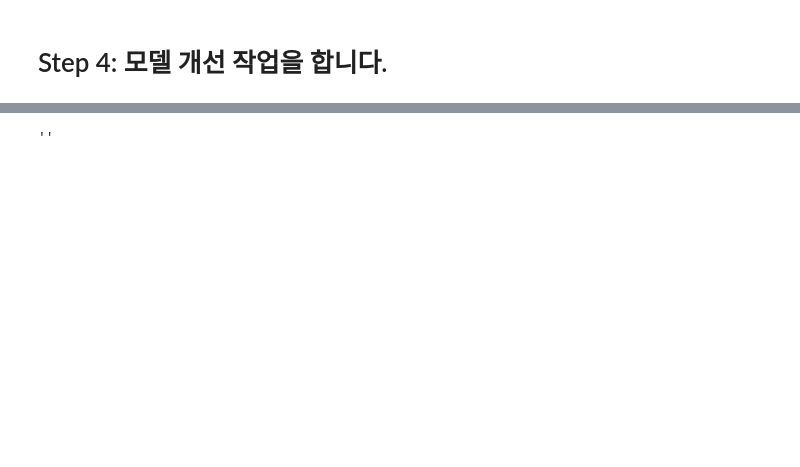
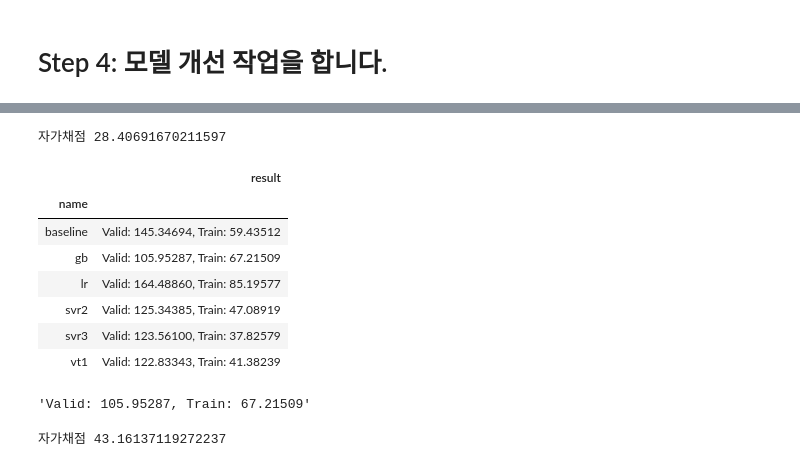
Before and after one commit to hulee1973/ds_lv3_2503_1, a Jupyter notebook: sec_ds_lv3_prob3_kaggle.ipynb, the cells around one changed output, grey strips where cells are left out. Saved outputs shown, nothing was run; the diff lists cells and outputs as text; code cells hidden in the pictures; blank space fills up the shorter version.

```diff
--- a/sec_ds_lv3_prob3_kaggle.ipynb
+++ b/sec_ds_lv3_prob3_kaggle.ipynb
@@ -297,31 +358,52 @@ from sklearn.ensemble import VotingRegressor
-# %%
-# GB: Gradient Boosting Tree
-
-from sklearn.ensemble import GradientBoostingRegressor
-
-X_gb = "15분, 30분, 45분, 60분, DayName, Hour, AM, Weekend_yn, Holiday_yn, Avg, TotalHour, 생산량, 기온, 풍속, 습도, 강수량, 전기요금(계절), 공장인원, 인건비"
-X_gb = [i.strip() for i in X_gb.split(',')]
-
-# 별도의 전처리 없이 지정한 변수들을 사용합니다.
-ct = ColumnTransformer([
-    ('pt', 'passthrough', X_gb)
-])
-# TODO-with 모델을 튜닝해봅니다.  n_estimators, learning_rate, max_depth, min_samples_leaf
-reg_gb = make_pipeline(
-    ct,
-    GradientBoostingRegressor(
-        loss = 'huber', # 손실함수: huber
-        n_estimators = 75, # 주어진 상황에서 감당할 수 있는 최대의 수를 사용합니다.
-        max_depth = 7,  # 상호작용레벨 반영 정도를 조정할 수 있습니다. 적정 수준을 찾아봅니다. 높을 수록 학습모델의 성능이 높아집니다.
-        min_samples_leaf = 4, # 기반 모델의 분산을 조정합니다.
-        random_state = 123 # 랜덤 시드: 123
-    )
-)
-# 방향성을 생각해보고
-# Hyper Parameter의 의미를 기반으로 하에 방향성에 맞는 튜닝을 진행해봅니다.
-eval_model('gb', reg_gb)
-# %% [output]
-''
+# %%
+prd = select_model(reg_vt)
+# 자가 채점
+print("자가채점", mean_absolute_error(s_kaggle_ans, prd))
+# %% [output]
+자가채점 28.40691670211597
+# %%
+# GB: Gradient Boosting Tree
+
+from sklearn.ensemble import GradientBoostingRegressor
+
+X_gb = "15분, 30분, 45분, 60분, DayName, Hour, AM, Weekend_yn, Holiday_yn, Avg, TotalHour, 생산량, 기온, 풍속, 습도, 강수량, 전기요금(계절), 공장인원, 인건비"
+X_gb = [i.strip() for i in X_gb.split(',')]
+
+# 별도의 전처리 없이 지정한 변수들을 사용합니다.
+ct = ColumnTransformer([
+    ('pt', 'passthrough', X_gb)
+])
+# TODO-with 모델을 튜닝해봅니다.  n_estimators, learning_rate, max_depth, min_samples_leaf
+reg_gb = make_pipeline(
+    ct,
+    GradientBoostingRegressor(
+        loss = 'huber', # 손실함수: huber
+        n_estimators = 300, # 주어진 상황에서 감당할 수 있는 최대의 수를 사용합니다.
+        learning_rate = 0.02,
+        max_depth = 5,  # 상호작용레벨 반영 정도를 조정할 수 있습니다. 적정 수준을 찾아봅니다. 높을 수록 학습모델의 성능이 높아집니다.
+        min_samples_leaf = 8, # 기반 모델의 분산을 조정합니다.
+        random_state = 123 # 랜덤 시드: 123
+    )
+)
+# 방향성을 생각해보고
+# Hyper Parameter의 의미를 기반으로 하에 방향성에 맞는 튜닝을 진행해봅니다.
+eval_model('gb', reg_gb)
+# %% [output]
+|  | result |
+| name |  |
+| baseline | Valid: 145.34694, Train: 59.43512 |
+| gb | Valid: 105.95287, Train: 67.21509 |
+| lr | Valid: 164.48860, Train: 85.19577 |
+| svr2 | Valid: 125.34385, Train: 47.08919 |
+| svr3 | Valid: 123.56100, Train: 37.82579 |
+| vt1 | Valid: 122.83343, Train: 41.38239 |
+'Valid: 105.95287, Train: 67.21509'
+# %%
+prd = select_model(reg_gb)
+# 자가 채점
+print("자가채점", mean_absolute_error(s_kaggle_ans, prd))
+# %% [output]
+자가채점 43.16137119272237
 # %%
 # XGB: XGBoost
 
```
Also changed, not shown: parts of 17 cells of this notebook.
